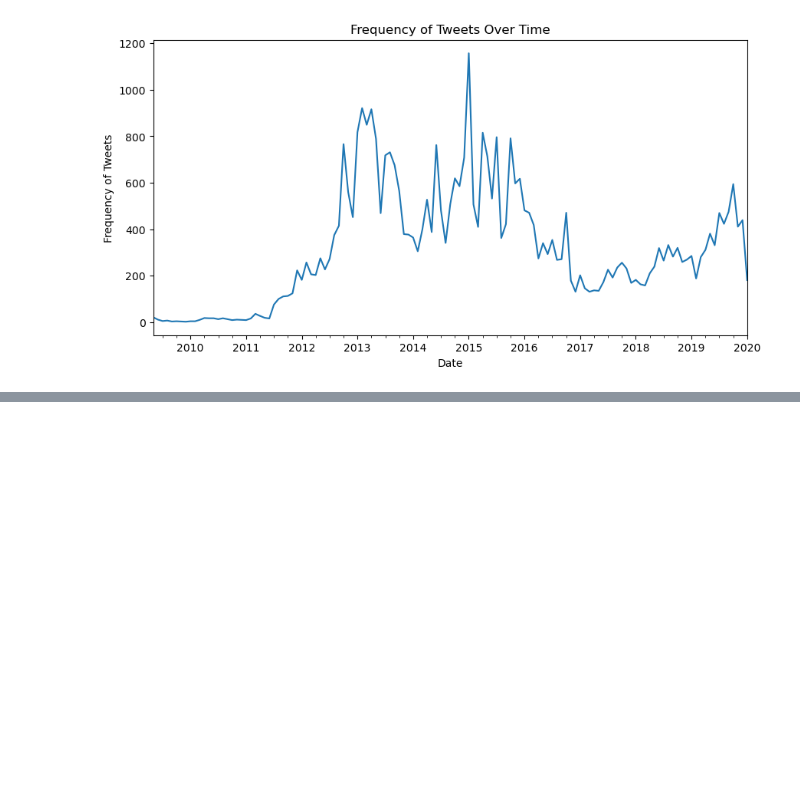
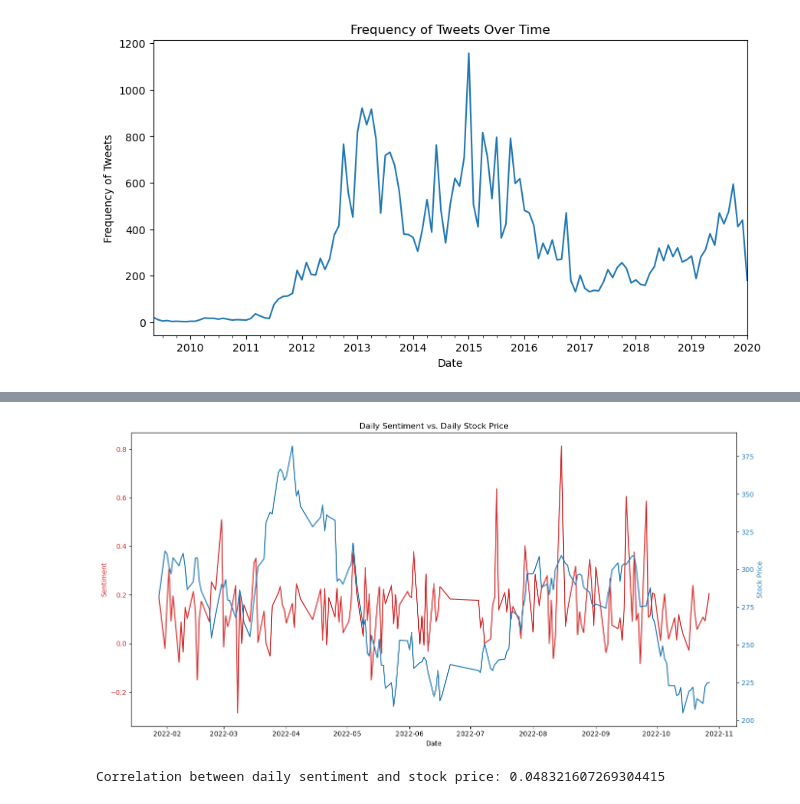
Before and after one commit to Camiladbello/ECON323, a Jupyter notebook: Project323.ipynb, the cells around one changed output, grey strips where cells are left out. Cells and saved outputs as stored; diff of their text form; code cells hidden in the pictures; blank space fills up the shorter version.

```diff
--- a/Project323.ipynb
+++ b/Project323.ipynb
@@ -50,5 +64,5 @@ def clean_tweet(text):
     text = re.sub(r'\s+', ' ', text).strip()
     return text
 # %%
-musk = pd.read_csv("elonmusk.csv")
+musk_data = pd.read_csv("elonmusk.csv")
 # %%
@@ -145,0 +238,11 @@ plt.show()
+# %%
+# Ensure you've downloaded the VADER lexicon
+nltk.download('vader_lexicon')
+
+# Instantiate the sentiment intensity analyzer
+sia = SentimentIntensityAnalyzer()
+
+# Create a new column for sentiment scores
+musk['sentiment'] = musk['tweets'].apply(lambda x: sia.polarity_scores(x)['compound'])
+trump['sentiment'] = trump['tweet'].apply(lambda x: sia.polarity_scores(x)['compound'])
+# Now, you have sentiment scores for each tweet ranging from -1 (negative) to +1 (positive)
@@ -145,0 +271,52 @@ plt.show()
+# %%
+# Define the tickers
+musk_ticker = 'TSLA'  # Tesla for Elon Musk
+
+# Fetch the historical stock data
+musk_data = yf.Ticker(musk_ticker)
+
+# Get the historical closing prices
+musk_df = musk_data.history(period='1d', start=musk_oldest_date, end=musk_recent_date)
+
+# Reset the index to turn the date index into a column
+musk_df.reset_index(inplace=True)
+
+musk_df['Date'] = musk_df['Date'].dt.tz_localize(None)
+
+# To get rid of the seconds behind the dates
+musk['date'] = musk['date'].dt.normalize()
+
+# Since there are several tweets for a single day we compute the daily mean for the sentiment score.
+daily_average_sentiment = musk.groupby('date')['sentiment'].mean().reset_index()
+
+
+# Now you can merge without the timezone error
+combined_data = pd.merge(daily_average_sentiment, musk_df, left_on='date', right_on='Date', how='inner')
+
+# Plotting
+fig, ax1 = plt.subplots(figsize=(14, 7))
+
+color = 'tab:red'
+ax1.set_xlabel('Date')
+ax1.set_ylabel('Sentiment', color=color)
+ax1.plot(combined_data['Date'], combined_data['sentiment'], color=color)
+ax1.tick_params(axis='y', labelcolor=color)
+
+# Instantiate a second axes that shares the same x-axis
+ax2 = ax1.twinx()
+color = 'tab:blue'
+ax2.set_ylabel('Stock Price', color=color)
+ax2.plot(combined_data['Date'], combined_data['Close'], color=color)
+ax2.tick_params(axis='y', labelcolor=color)
+
+# Title and show
+plt.title('Daily Sentiment vs. Daily Stock Price')
+fig.tight_layout()  # to make sure nothing is cut off
+plt.show()
+
+# Correlation calculation
+correlation = combined_data['sentiment'].corr(combined_data['Close'])
+print(f"Correlation between daily sentiment and stock price: {correlation}")
+# %% [output]
+[figure, added]
+Correlation between daily sentiment and stock price: 0.048321607269304415
```
Also changed, not shown: parts of 20 cells of this notebook.
